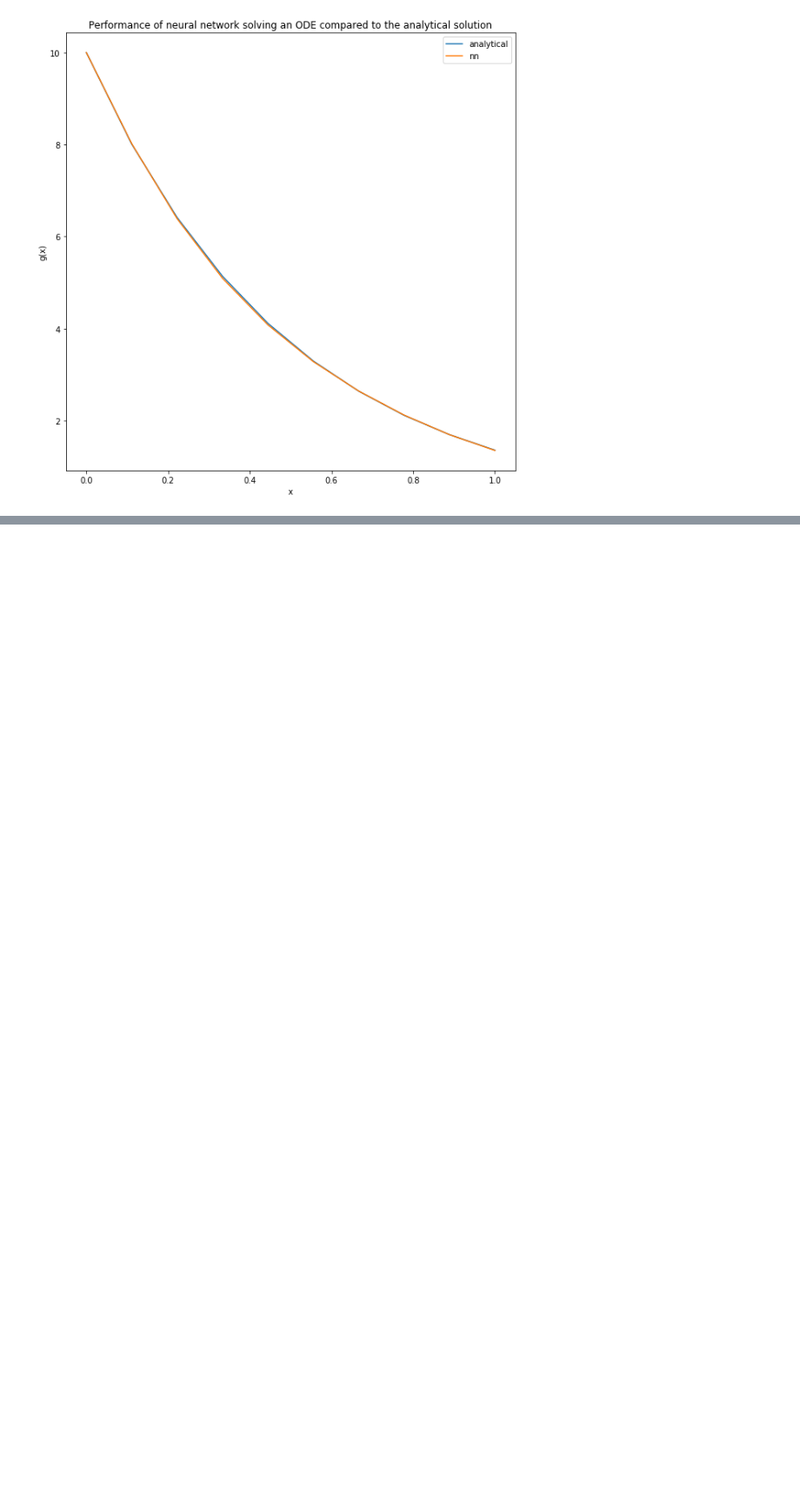
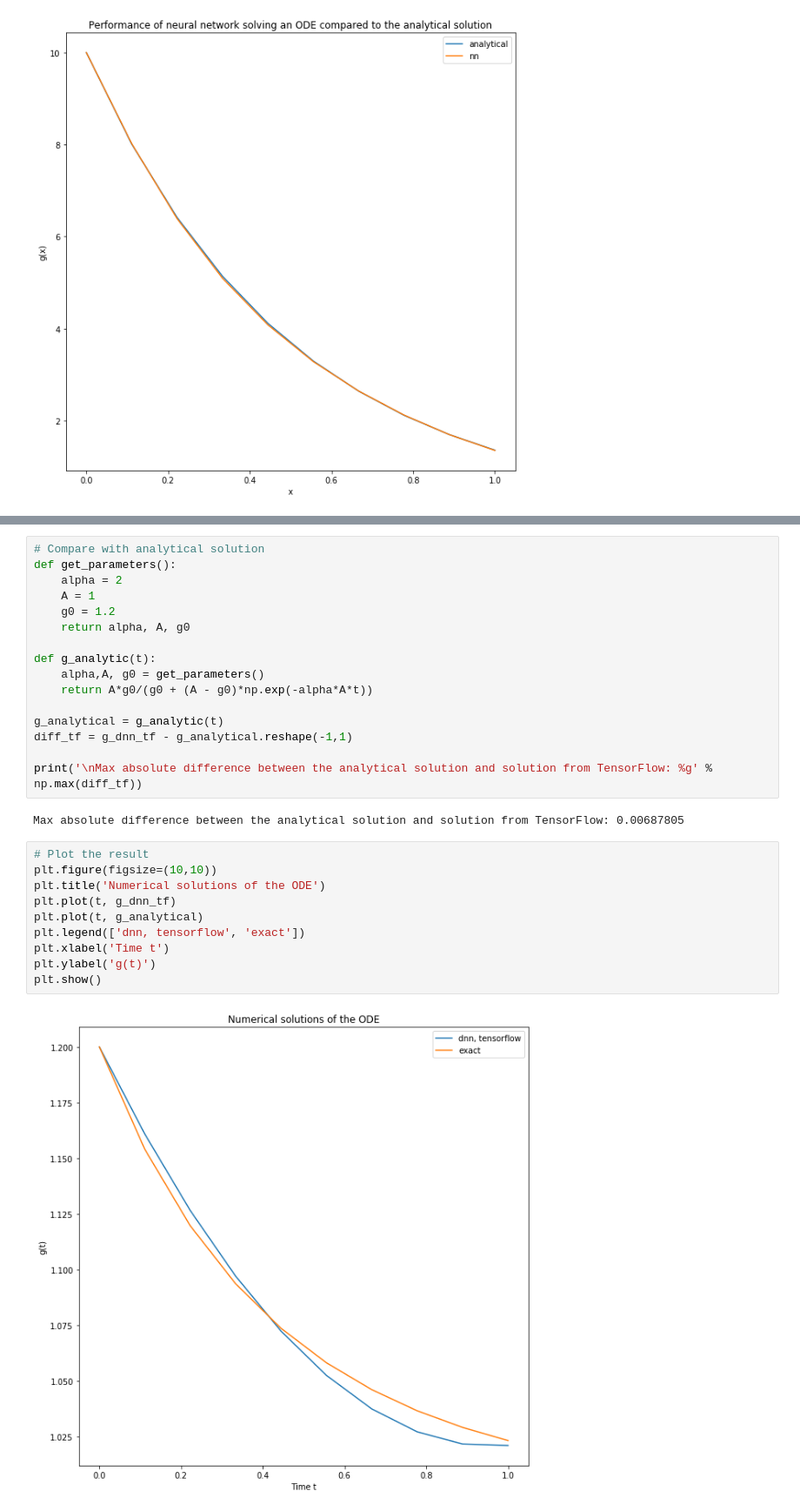
Before and after one commit to KariEriksen/FYS-STK4155, a Jupyter notebook: project3/src/NN_ode_pde.ipynb, the cells around one changed output, grey strips where cells are left out. Shown at 87% size. Saved outputs shown, nothing was run; the diff lists cells and outputs as text; blank space fills up the shorter version.

Commit message:
tensorflow example

```diff
--- a/project3/src/NN_ode_pde.ipynb
+++ b/project3/src/NN_ode_pde.ipynb
@@ -171,0 +270,30 @@ plt.show()
+# %%
+# Compare with analytical solution
+def get_parameters():
+    alpha = 2
+    A = 1
+    g0 = 1.2
+    return alpha, A, g0
+
+def g_analytic(t):
+    alpha,A, g0 = get_parameters()
+    return A*g0/(g0 + (A - g0)*np.exp(-alpha*A*t))
+
+g_analytical = g_analytic(t)
+diff_tf = g_dnn_tf - g_analytical.reshape(-1,1)
+
+print('\nMax absolute difference between the analytical solution and solution from TensorFlow: %g' % np.max(diff_tf))
+# %% [output]
+Max absolute difference between the analytical solution and solution from TensorFlow: 0.00687805
+# %%
+# Plot the result
+plt.figure(figsize=(10,10))
+plt.title('Numerical solutions of the ODE')
+plt.plot(t, g_dnn_tf)
+plt.plot(t, g_analytical)
+plt.legend(['dnn, tensorflow', 'exact'])
+plt.xlabel('Time t')
+plt.ylabel('g(t)')
+plt.show()
+# %% [output]
+[figure, added]
```
Also changed, not shown: parts of 2 cells of this notebook.
